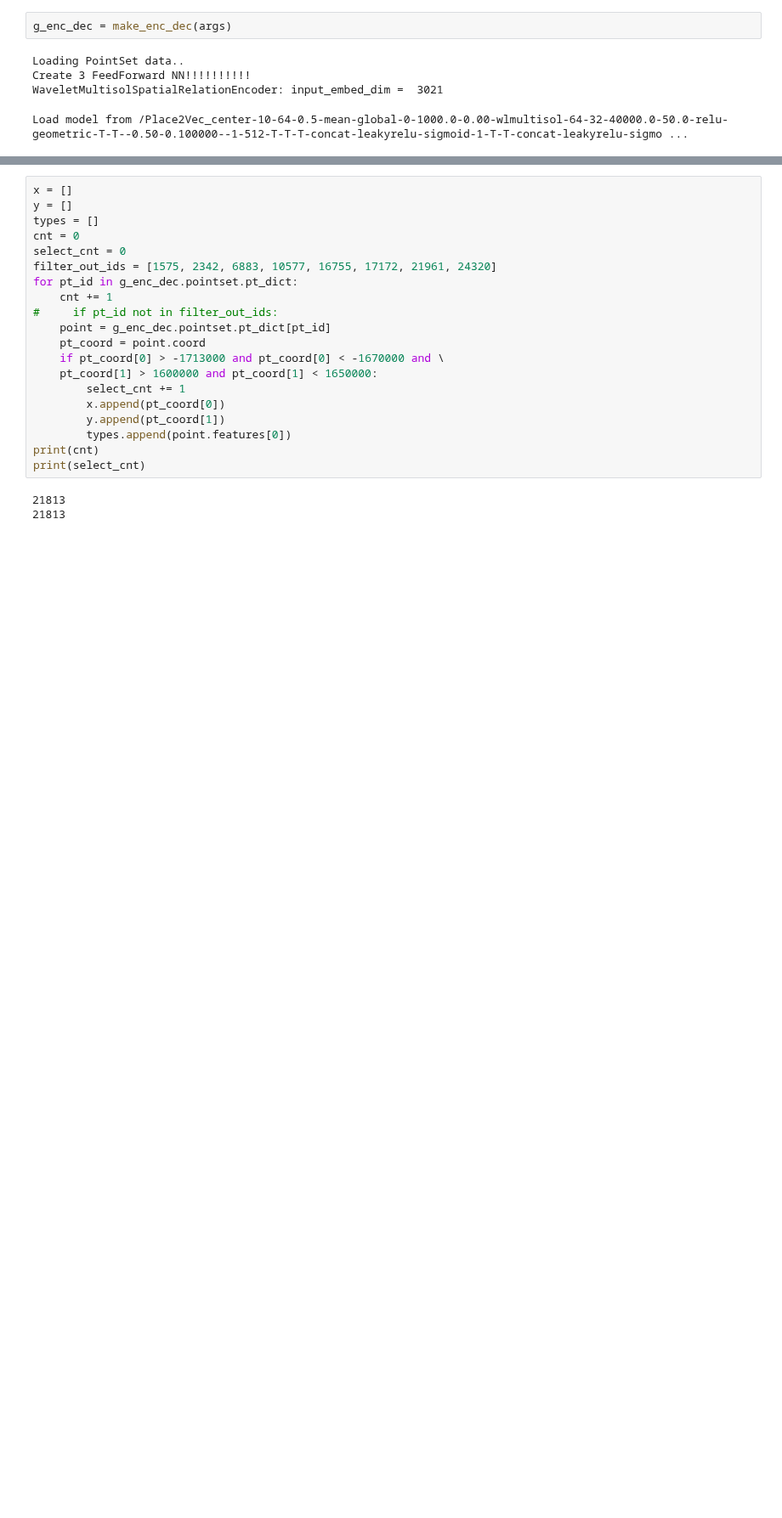
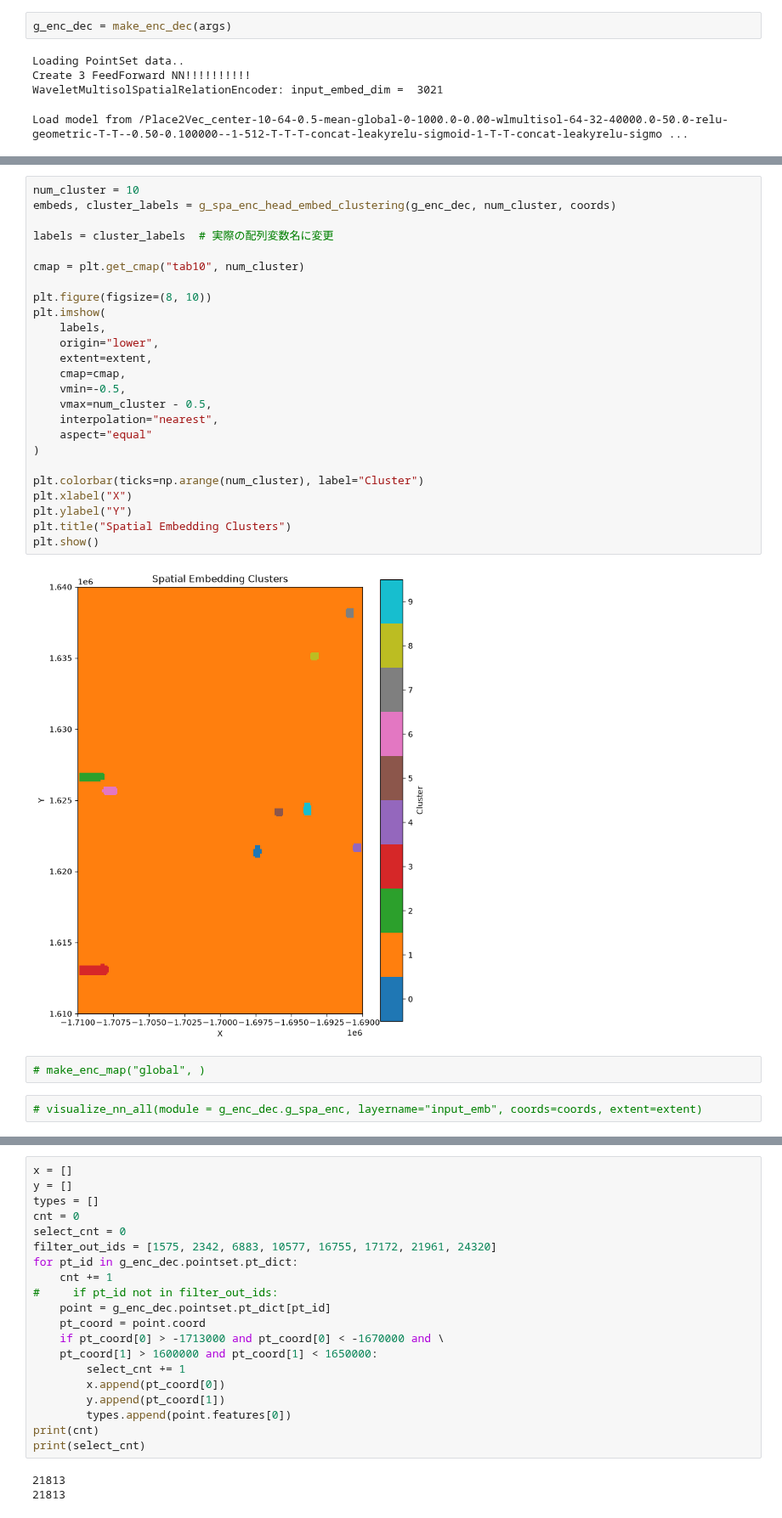
Before and after one commit to Mi914/WLemb, a Jupyter notebook: spacegraph/spacegraph_visualize.ipynb, the cells around one changed output, grey strips where cells are left out. Shown at 85% size. Saved outputs shown, nothing was run; the diff lists cells and outputs as text; blank space fills up the shorter version.

```diff
--- a/spacegraph/spacegraph_visualize.ipynb
+++ b/spacegraph/spacegraph_visualize.ipynb
@@ -251,0 +278,31 @@ visualize_encoder(g_enc_dec.g_spa_enc, "output_emb", coords = coords, extent = e
+# %%
+num_cluster = 10
+embeds, cluster_labels = g_spa_enc_head_embed_clustering(g_enc_dec, num_cluster, coords)
+
+labels = cluster_labels  # 実際の配列変数名に変更
+
+cmap = plt.get_cmap("tab10", num_cluster)
+
+plt.figure(figsize=(8, 10))
+plt.imshow(
+    labels,
+    origin="lower",
+    extent=extent,
+    cmap=cmap,
+    vmin=-0.5,
+    vmax=num_cluster - 0.5,
+    interpolation="nearest",
+    aspect="equal"
+)
+
+plt.colorbar(ticks=np.arange(num_cluster), label="Cluster")
+plt.xlabel("X")
+plt.ylabel("Y")
+plt.title("Spatial Embedding Clusters")
+plt.show()
+# %% [output]
+[figure, added]
+# %%
+# make_enc_map("global", )
+# %%
+# visualize_nn_all(module = g_enc_dec.g_spa_enc, layername="input_emb", coords=coords, extent=extent)
```
Also changed, not shown: parts of 7 cells of this notebook, 2 other files.
